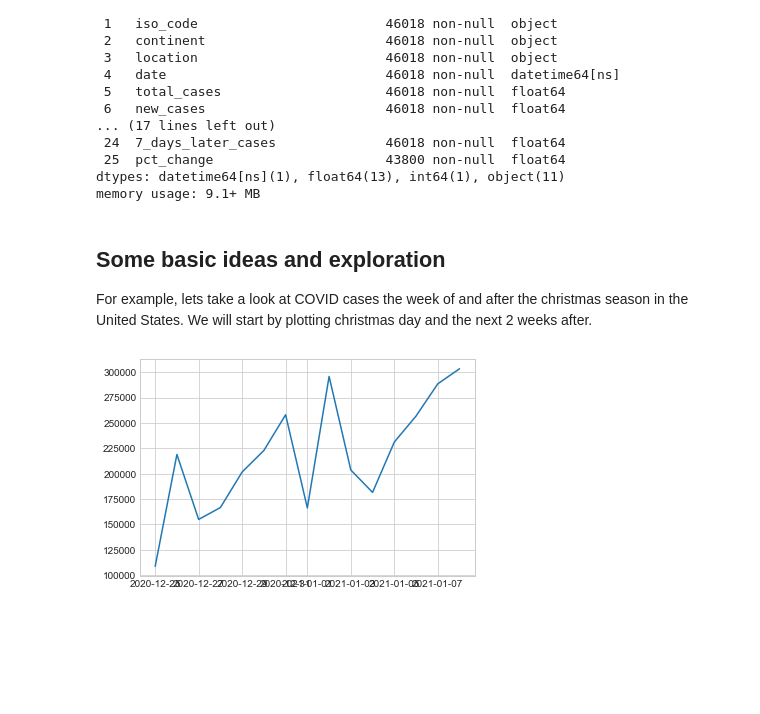
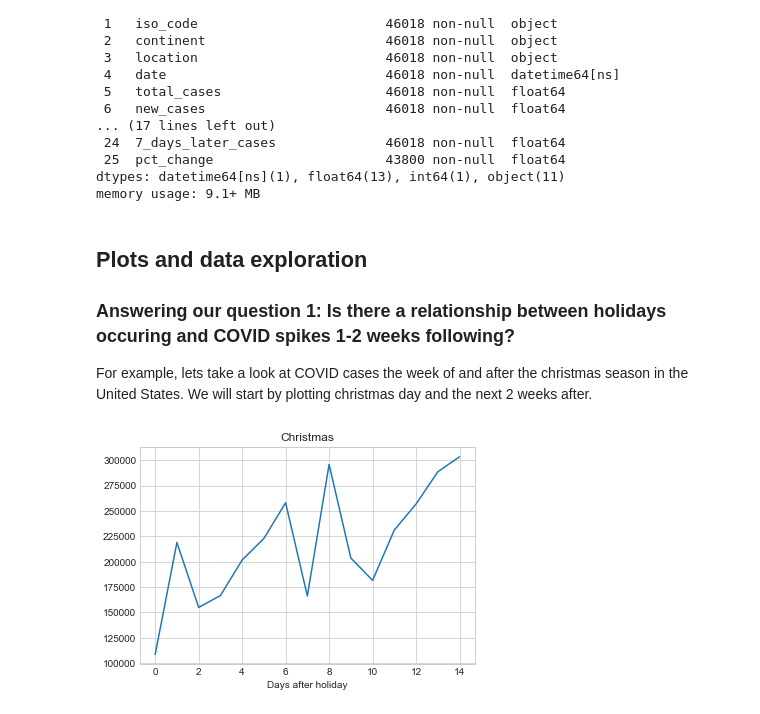
Before and after one commit to mitchmorrison2/project2, a Jupyter notebook: Proj2.ipynb, the cells around one changed output. Cells and saved outputs as stored; diff of their text form; code cells hidden in the pictures; blank space fills up the shorter version.

```diff
--- a/Proj2.ipynb
+++ b/Proj2.ipynb
@@ -495,14 +493,17 @@ Data columns (total 26 columns):
 dtypes: datetime64[ns](1), float64(13), int64(1), object(11)
 memory usage: 9.1+ MB
 # %% [markdown]
-## Some basic ideas and exploration
+## Plots and data exploration
+### Answering our question 1: Is there a relationship between holidays occuring and COVID spikes 1-2 weeks following?
 For example, lets take a look at COVID cases the week of and after the christmas season in the United States. We will start by plotting christmas day and the next 2 weeks after.
 # %%
 US_data = new_df[new_df["location"] == "United States"]
 christmas_day = US_data[US_data["holiday"] == "Christmas Day"]
-christmas_day
+
 for row in christmas_day.iterrows():
     period = US_data[US_data["date"].between(row[1]["date"], row[1]["date"] + timedelta(days=14))]
-    plt.plot(period["date"], period["new_cases"])
+    plt.plot(range(len(period["date"])), period["new_cases"])
+    plt.xlabel('Days after holiday')
+    plt.title("Christmas")
 # %% [output]
-[figure, old version]
+[figure, new version]
```
Also changed, not shown: parts of 15 cells of this notebook.
